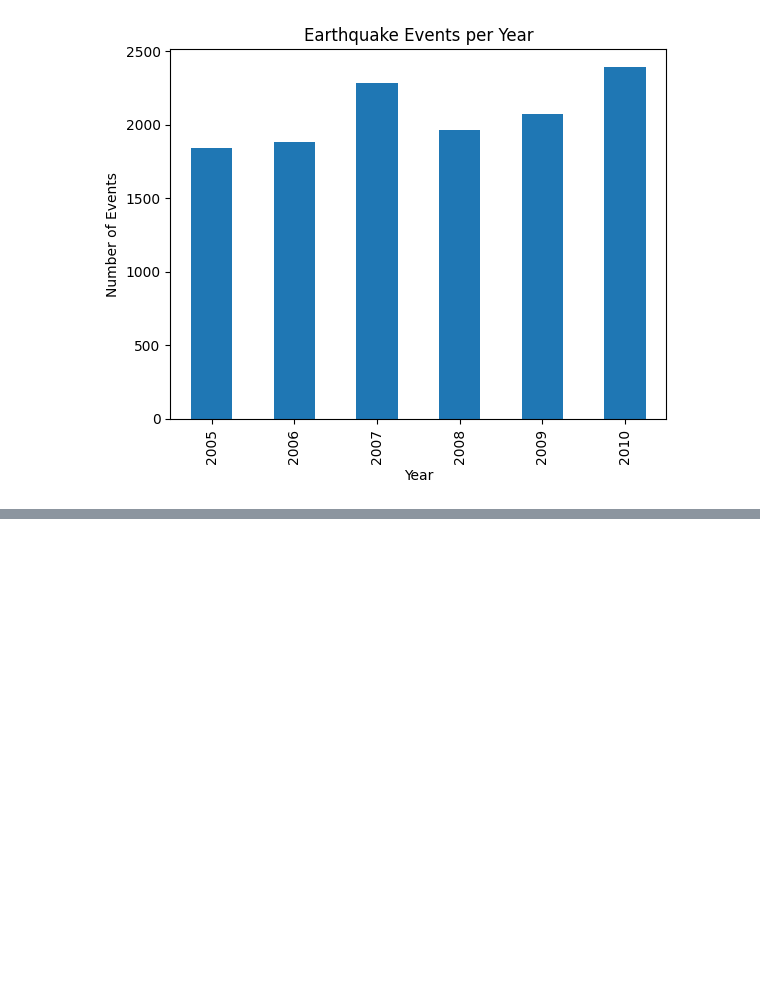
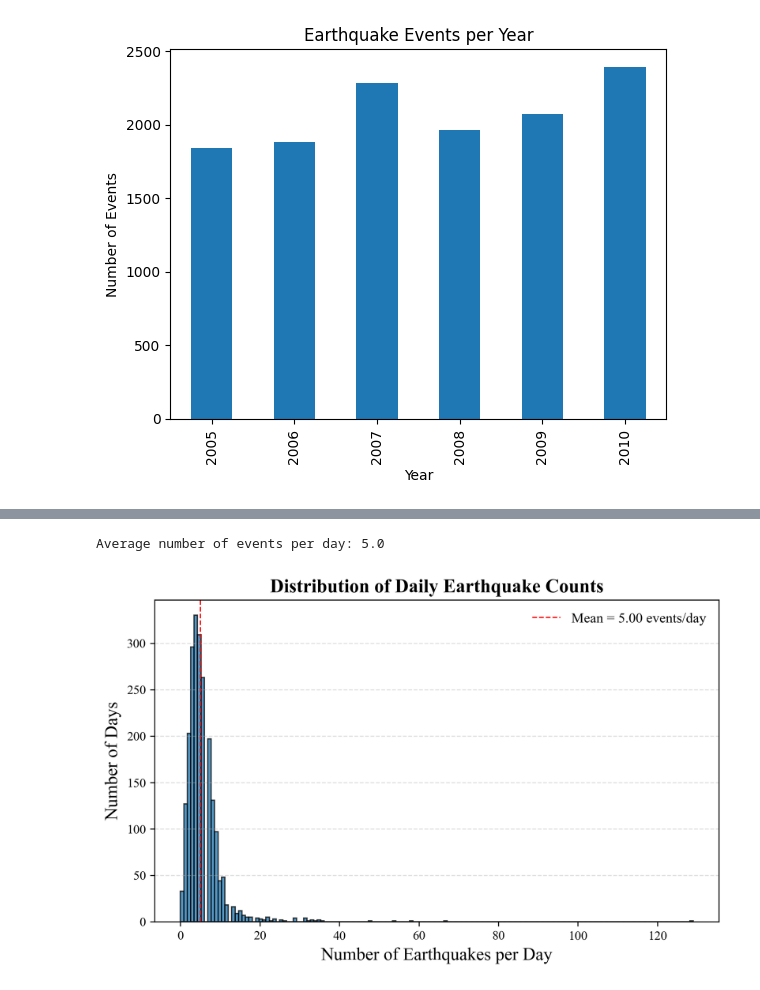
Before and after one commit to Meghababu99/Demeter-Anomaly-Detection-Framework, a Jupyter notebook: Final-Code/EQ_statistics.ipynb, the cells around one changed output, grey strips where cells are left out. Saved outputs shown, nothing was run; the diff lists cells and outputs as text; code cells hidden in the pictures; blank space fills up the shorter version.

```diff
--- a/Final-Code/EQ_statistics.ipynb
+++ b/Final-Code/EQ_statistics.ipynb
@@ -39,0 +87,51 @@ plt.show()
+# %%
+import pandas as pd
+import numpy as np
+import matplotlib.pyplot as plt
+
+# Make sure Time is datetime
+eq["Time"] = pd.to_datetime(eq["Time"])
+
+# Count number of earthquakes per day
+daily_counts = eq.groupby(eq["Time"].dt.date).size()
+
+# Include missing days as zero-event days
+date_range = pd.date_range(eq["Time"].min().date(), eq["Time"].max().date(), freq="D")
+daily_counts = daily_counts.reindex(date_range.date, fill_value=0)
+
+# Average number of events per day
+avg_events_per_day = np.median(daily_counts)
+
+print("Average number of events per day:", avg_events_per_day)
+
+# Plot distribution
+plt.rcParams["font.family"] = "Times New Roman"
+
+plt.figure(figsize=(7, 4.5), dpi=300)
+
+plt.hist(
+    daily_counts,
+    bins=150,
+    edgecolor="black",
+    alpha=0.75
+)
+
+plt.axvline(
+    avg_events_per_day,
+    color="red",
+    linestyle="--",
+    linewidth=1,
+    label=f"Mean = {avg_events_per_day:.2f} events/day"
+)
+
+plt.xlabel("Number of Earthquakes per Day", fontsize=14)
+plt.ylabel("Number of Days", fontsize=14)
+plt.title("Distribution of Daily Earthquake Counts", fontsize=15, fontweight="bold")
+
+plt.legend(frameon=False, fontsize=11)
+plt.grid(axis="y", linestyle="--", alpha=0.4)
+plt.tight_layout()
+plt.show()
+# %% [output]
+Average number of events per day: 5.0
+[figure, added]
```
Also changed, not shown: parts of 6 cells of this notebook, 9 other files.
